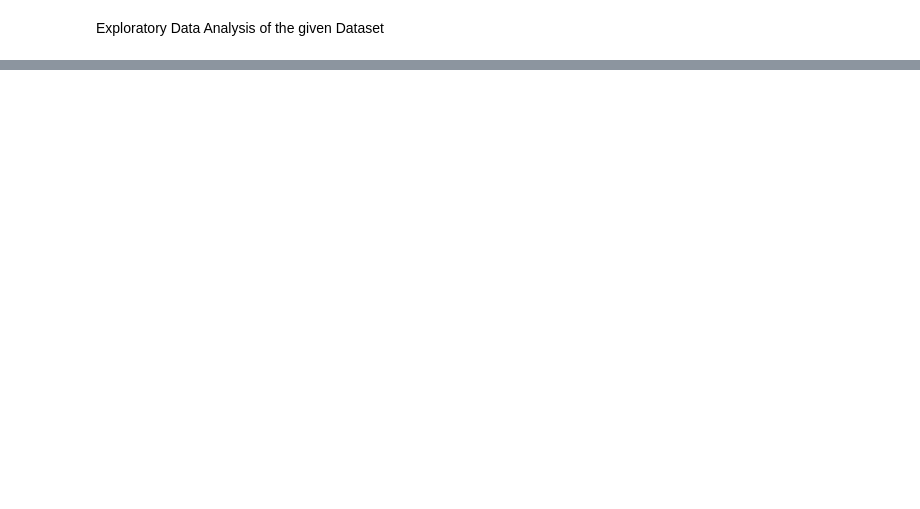
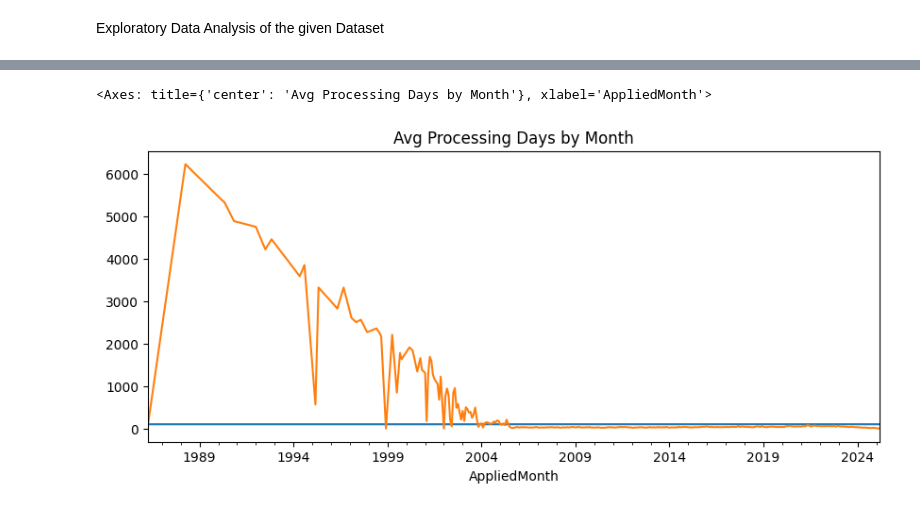
Before and after one commit to Dhairya-A-Mehra/DSBI, a Jupyter notebook: main.ipynb, the cells around one changed output, grey strips where cells are left out. Drawn from its saved outputs; the diff is of its cells as text; code cells hidden in the pictures; blank space fills up the shorter version.

```diff
--- a/main.ipynb
+++ b/main.ipynb
@@ -581,0 +559,12 @@ data_visualization(df)
+# %%
+# Feature Engineering Function
+# Convert date columns from strings to datetime
+date_cols = ['AppliedDate', 'IssuedDate', 'CompletedDate']
+df[date_cols] = df[date_cols].apply(pd.to_datetime, errors='coerce')
+
+# Now calculate day differences
+df['ProcessingDays'] = (df['IssuedDate'] - df['AppliedDate']).dt.days
+df['CompletionDays'] = (df['CompletedDate'] - df['IssuedDate']).dt.days
+df['TotalDays'] = (df['CompletedDate'] - df['AppliedDate']).dt.days
+
+print(df[['AppliedDate', 'IssuedDate', 'ProcessingDays', 'CompletedDate', 'CompletionDays', 'TotalDays']].head())
@@ -581,0 +585,17 @@ data_visualization(df)
+# %%
+#basic statistics of the processing time and completion time
+import pandas as pd
+
+# Convert to datetime (if not done already)
+date_cols = ['AppliedDate', 'IssuedDate', 'CompletedDate']
+df[date_cols] = df[date_cols].apply(pd.to_datetime, errors='coerce')
+
+# Calculate days
+df['ProcessingDays'] = (df['IssuedDate'] - df['AppliedDate']).dt.days
+df['CompletionDays'] = (df['CompletedDate'] - df['IssuedDate']).dt.days
+
+# Basic stats
+print("--- Processing Time Stats ---")
+print(df['ProcessingDays'].describe())
+print("\n--- Completion Time Stats ---")
+print(df['CompletionDays'].describe())
@@ -581,0 +620,18 @@ data_visualization(df)
+# %%
+# Time - Based Thrends
+# Extract year-month for grouping
+df['AppliedMonth'] = df['AppliedDate'].dt.to_period('M')
+
+# Monthly acceptance rate
+monthly_acceptance = df.groupby('AppliedMonth')['IssuedDate'].count() / df.groupby('AppliedMonth').size() * 100
+monthly_acceptance.plot(title="Monthly Acceptance Rate (%)", figsize=(10, 4))
+
+# Filter accepted applications
+accepted_df = df[df['IssuedDate'].notna()]
+
+# Monthly average processing time
+monthly_processing = accepted_df.groupby('AppliedMonth')['ProcessingDays'].mean()
+monthly_processing.plot(title="Avg Processing Days by Month", figsize=(10, 4))
+# %% [output]
+<Axes: title={'center': 'Avg Processing Days by Month'}, xlabel='AppliedMonth'>
+[figure, added]
```
Also changed, not shown: parts of 21 cells of this notebook, 3 other files.
